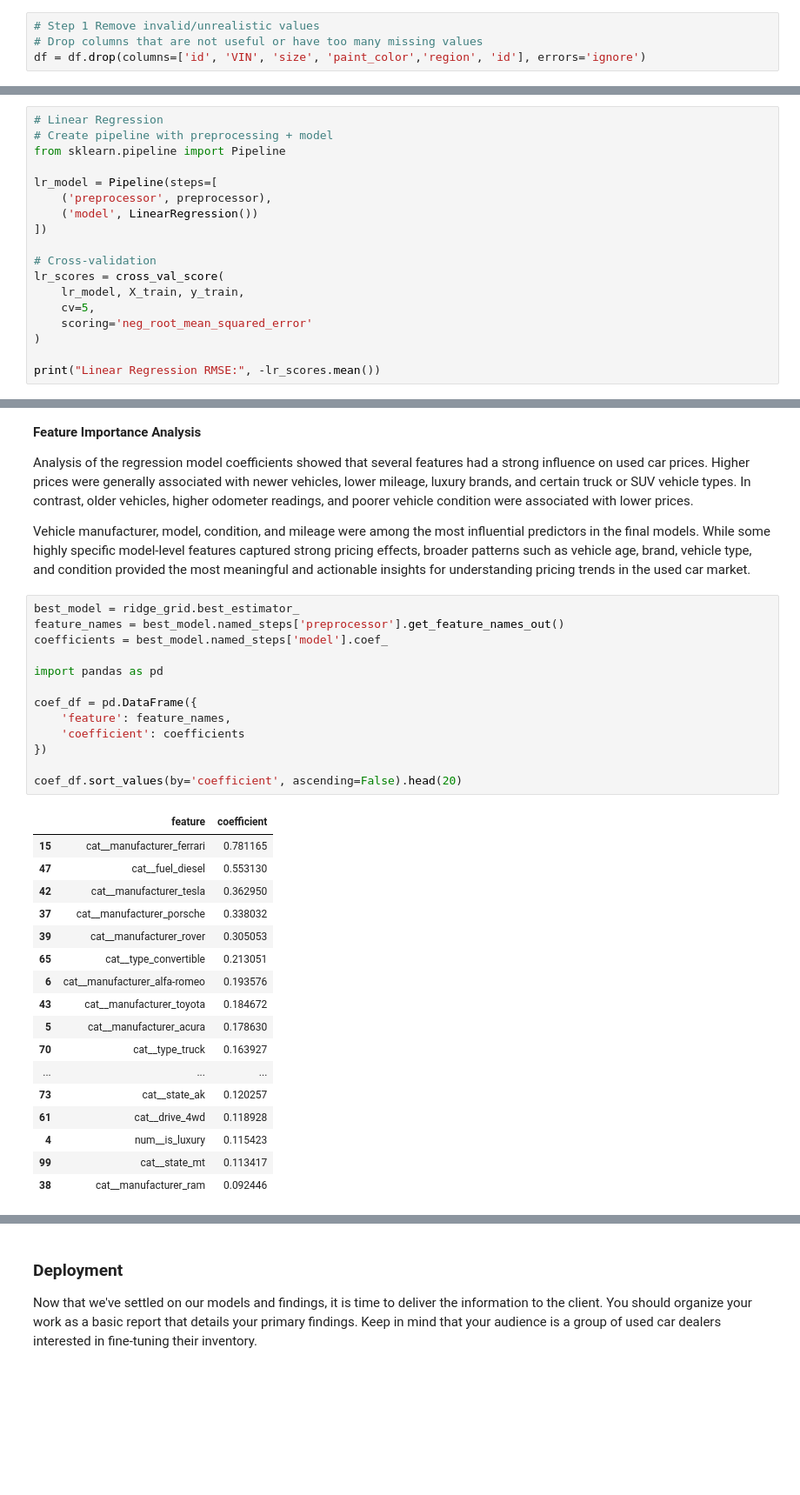
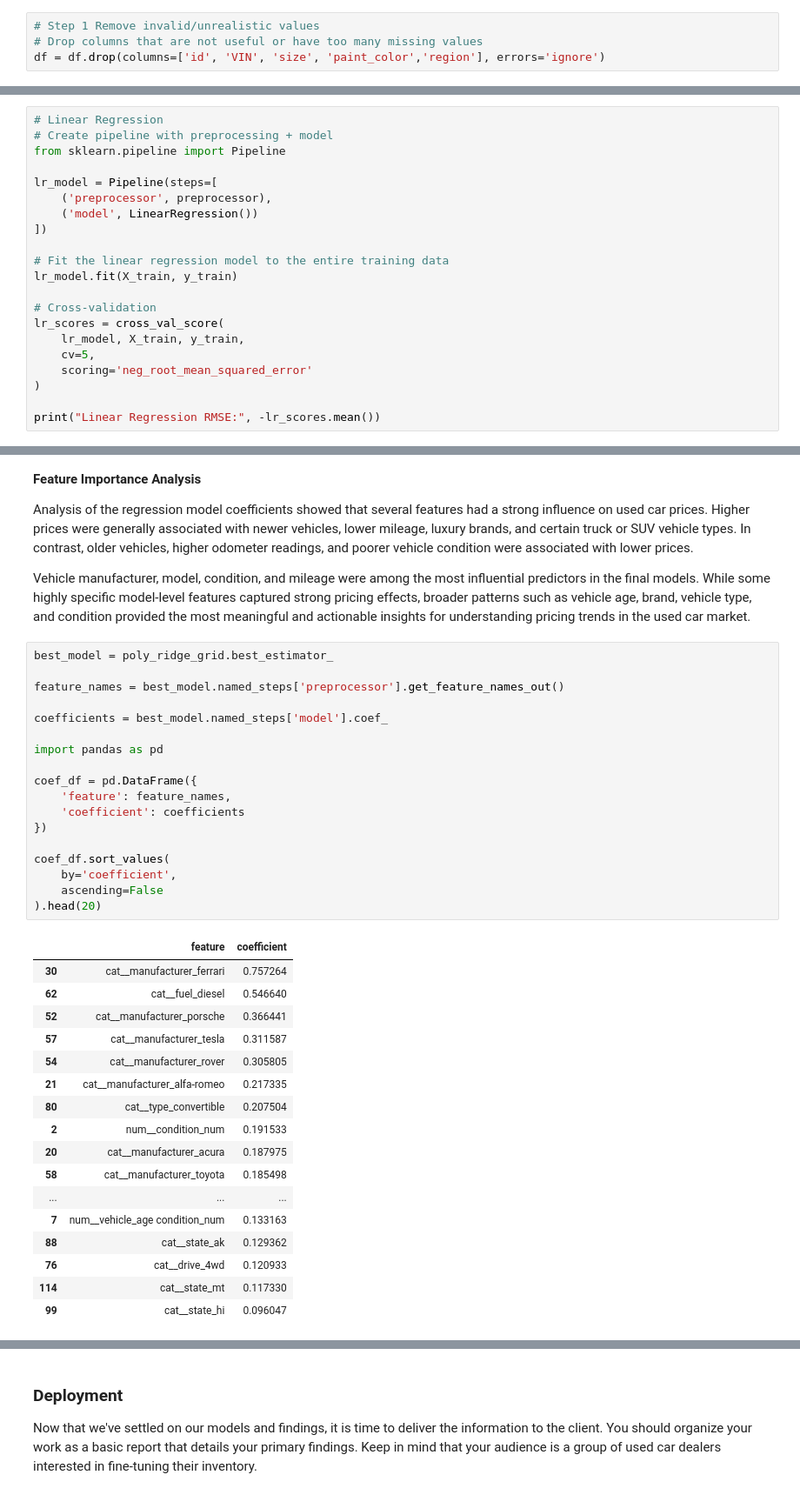
Before and after one commit to colleenyap/UCB-Project2, a Jupyter notebook: ColleenYap_Project2_WhatDrivesThePriceOfACar.ipynb, the cells around one changed output, grey strips where cells are left out. Shown at 87% size. Cells and saved outputs as stored; diff of their text form; blank space fills up the shorter version.

```diff
--- a/ColleenYap_Project2_WhatDrivesThePriceOfACar.ipynb
+++ b/ColleenYap_Project2_WhatDrivesThePriceOfACar.ipynb
@@ -553,7 +564,7 @@ df = vehicles.copy()
 # %%
 # Step 1 Remove invalid/unrealistic values
 # Drop columns that are not useful or have too many missing values
-df = df.drop(columns=['id', 'VIN', 'size', 'paint_color','region', 'id'], errors='ignore')
+df = df.drop(columns=['id', 'VIN', 'size', 'paint_color','region'], errors='ignore')
 # %%
 df['price'].describe()
 # %% [output]
@@ -1034,6 +1033,9 @@ lr_model = Pipeline(steps=[
     ('model', LinearRegression())
 ])
 
+# Fit the linear regression model to the entire training data
+lr_model.fit(X_train, y_train)
+
 # Cross-validation
 lr_scores = cross_val_score(
     lr_model, X_train, y_train,
@@ -1311,34 +1293,39 @@ Analysis of the regression model coefficients showed that several features had a
 
 Vehicle manufacturer, model, condition, and mileage were among the most influential predictors in the final models. While some highly specific model-level features captured strong pricing effects, broader patterns such as vehicle age, brand, vehicle type, and condition provided the most meaningful and actionable insights for understanding pricing trends in the used car market.
 # %%
-best_model = ridge_grid.best_estimator_
+best_model = poly_ridge_grid.best_estimator_
+
 feature_names = best_model.named_steps['preprocessor'].get_feature_names_out()
+
 coefficients = best_model.named_steps['model'].coef_
 
 import pandas as pd
 
 coef_df = pd.DataFrame({
     'feature': feature_names,
     'coefficient': coefficients
 })
 
-coef_df.sort_values(by='coefficient', ascending=False).head(20)
+coef_df.sort_values(
+    by='coefficient',
+    ascending=False
+).head(20)
 # %% [output]
 |  | feature | coefficient |
-| 15 | cat__manufacturer_ferrari | 0.781165 |
-| 47 | cat__fuel_diesel | 0.553130 |
-| 42 | cat__manufacturer_tesla | 0.362950 |
-| 37 | cat__manufacturer_porsche | 0.338032 |
-| 39 | cat__manufacturer_rover | 0.305053 |
-| 65 | cat__type_convertible | 0.213051 |
-| 6 | cat__manufacturer_alfa-romeo | 0.193576 |
-| 43 | cat__manufacturer_toyota | 0.184672 |
-| 5 | cat__manufacturer_acura | 0.178630 |
-| 70 | cat__type_truck | 0.163927 |
+| 30 | cat__manufacturer_ferrari | 0.757264 |
+| 62 | cat__fuel_diesel | 0.546640 |
+| 52 | cat__manufacturer_porsche | 0.366441 |
+| 57 | cat__manufacturer_tesla | 0.311587 |
+| 54 | cat__manufacturer_rover | 0.305805 |
+| 21 | cat__manufacturer_alfa-romeo | 0.217335 |
+| 80 | cat__type_convertible | 0.207504 |
+| 2 | num__condition_num | 0.191533 |
+| 20 | cat__manufacturer_acura | 0.187975 |
+| 58 | cat__manufacturer_toyota | 0.185498 |
 | ... | ... | ... |
-| 73 | cat__state_ak | 0.120257 |
-| 61 | cat__drive_4wd | 0.118928 |
-| 4 | num__is_luxury | 0.115423 |
-| 99 | cat__state_mt | 0.113417 |
-| 38 | cat__manufacturer_ram | 0.092446 |
+| 7 | num__vehicle_age condition_num | 0.133163 |
+| 88 | cat__state_ak | 0.129362 |
+| 76 | cat__drive_4wd | 0.120933 |
+| 114 | cat__state_mt | 0.117330 |
+| 99 | cat__state_hi | 0.096047 |
 # %% [markdown]
```
Also changed, not shown: parts of 23 cells of this notebook.
